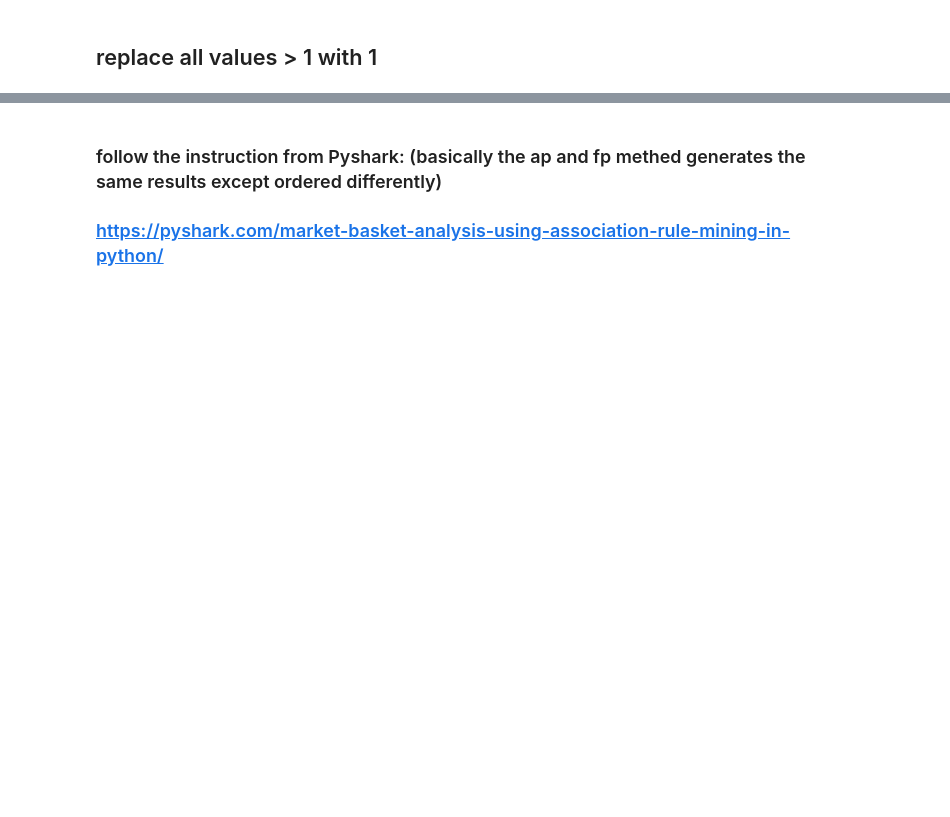
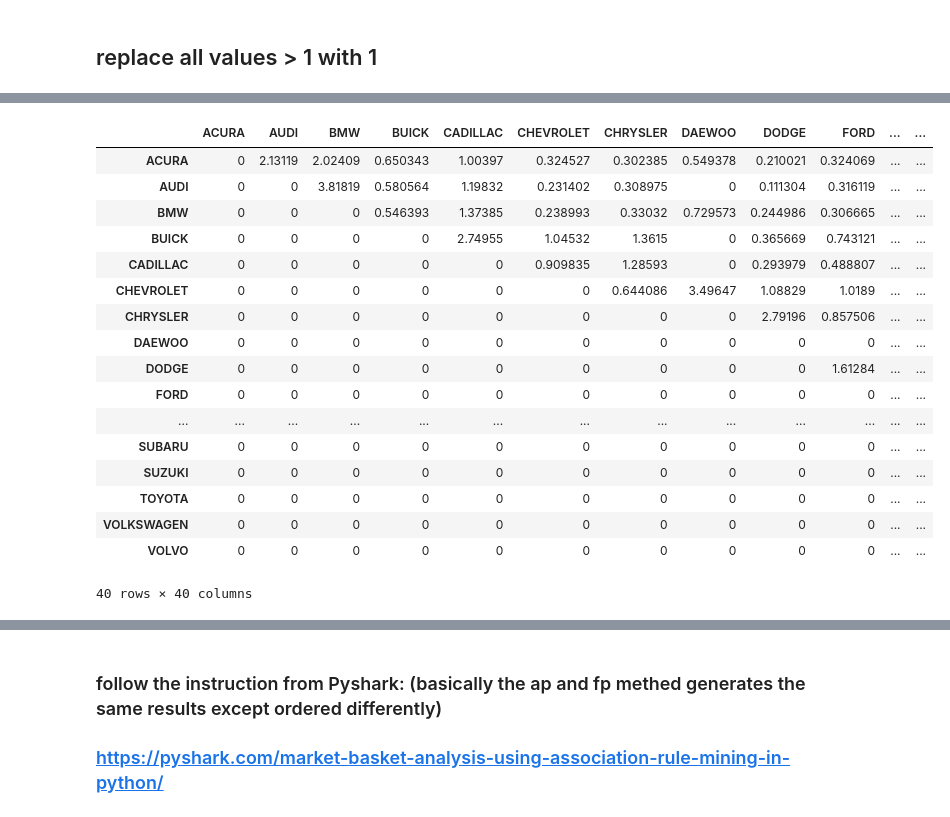
Before and after one commit to Shijia-Huang/NLP_Analysis_of_Automotive_Customer_Reviews, a Jupyter notebook: Pyshark_lift.ipynb, the cells around one changed output, grey strips where cells are left out. Drawn from its saved outputs; the diff is of its cells as text; code cells hidden in the pictures; blank space fills up the shorter version.

```diff
--- a/Pyshark_lift.ipynb
+++ b/Pyshark_lift.ipynb
@@ -21,3 +21,9 @@ for x in ids.brand:
 len(unique_brand)
 # %% [output]
 40
+# %%
+unique_model=[]
+for x in ids.model_fromsales:
+    if x not in unique_model:
+         unique_model.append(x)
+len(unique_model)
@@ -87,0 +115,55 @@ data_condensed.describe()
+# %%
+from itertools import combinations
+
+class lift_calculator:
+    def __init__(self, data):
+        self.data = data
+        self.brand_count = dict(data.sum(axis=0))
+        self.pair_brand_count = dict()
+        for brand1, brand2 in combinations(data.columns, 2):
+            self.pair_brand_count[(brand1, brand2)] = (data[brand1] * data[brand2]).sum()
+        self.lift_dict = dict()
+        self.total_size = len(data)
+
+    def calculate(self):
+        for brand1, brand2 in self.pair_brand_count:
+            self.lift_dict[(brand1, brand2)] = self.pair_brand_count[(brand1, brand2)] * self.total_size / (self.brand_count[brand1] * self.brand_count[brand2])
+
+    def top_n(self, n=10):
+        top_n_pairs = sorted(self.lift_dict.items(), key=lambda x: x[1], reverse=True)
+        return top_n_pairs[:n]
+
+    def return_csv(self):
+        df = pd.DataFrame(index=data.columns, columns=data.columns)
+        for brand1 in data.columns:
+            for brand2 in data.columns:
+                df.loc[brand1, brand2] = self.lift_dict.get((brand1, brand2), 0)
+        return df
+
+
+data = pd.read_csv("PyShark_condensed.csv", index_col=0)
+calculator = lift_calculator(data)
+calculator.calculate()
+# %%
+lift_df = calculator.return_csv()
+# %%
+lift_df
+# %% [output]
+|  | ACURA | AUDI | BMW | BUICK | CADILLAC | CHEVROLET | CHRYSLER | DAEWOO | DODGE | FORD | ... | ... |
+| ACURA | 0 | 2.13119 | 2.02409 | 0.650343 | 1.00397 | 0.324527 | 0.302385 | 0.549378 | 0.210021 | 0.324069 | ... | ... |
+| AUDI | 0 | 0 | 3.81819 | 0.580564 | 1.19832 | 0.231402 | 0.308975 | 0 | 0.111304 | 0.316119 | ... | ... |
+| BMW | 0 | 0 | 0 | 0.546393 | 1.37385 | 0.238993 | 0.33032 | 0.729573 | 0.244986 | 0.306665 | ... | ... |
+| BUICK | 0 | 0 | 0 | 0 | 2.74955 | 1.04532 | 1.3615 | 0 | 0.365669 | 0.743121 | ... | ... |
+| CADILLAC | 0 | 0 | 0 | 0 | 0 | 0.909835 | 1.28593 | 0 | 0.293979 | 0.488807 | ... | ... |
+| CHEVROLET | 0 | 0 | 0 | 0 | 0 | 0 | 0.644086 | 3.49647 | 1.08829 | 1.0189 | ... | ... |
+| CHRYSLER | 0 | 0 | 0 | 0 | 0 | 0 | 0 | 0 | 2.79196 | 0.857506 | ... | ... |
+| DAEWOO | 0 | 0 | 0 | 0 | 0 | 0 | 0 | 0 | 0 | 0 | ... | ... |
+| DODGE | 0 | 0 | 0 | 0 | 0 | 0 | 0 | 0 | 0 | 1.61284 | ... | ... |
+| FORD | 0 | 0 | 0 | 0 | 0 | 0 | 0 | 0 | 0 | 0 | ... | ... |
+| ... | ... | ... | ... | ... | ... | ... | ... | ... | ... | ... | ... | ... |
+| SUBARU | 0 | 0 | 0 | 0 | 0 | 0 | 0 | 0 | 0 | 0 | ... | ... |
+| SUZUKI | 0 | 0 | 0 | 0 | 0 | 0 | 0 | 0 | 0 | 0 | ... | ... |
+| TOYOTA | 0 | 0 | 0 | 0 | 0 | 0 | 0 | 0 | 0 | 0 | ... | ... |
+| VOLKSWAGEN | 0 | 0 | 0 | 0 | 0 | 0 | 0 | 0 | 0 | 0 | ... | ... |
+| VOLVO | 0 | 0 | 0 | 0 | 0 | 0 | 0 | 0 | 0 | 0 | ... | ... |
+40 rows × 40 columns
```
Also changed, not shown: parts of 21 cells of this notebook, 5 other files.
